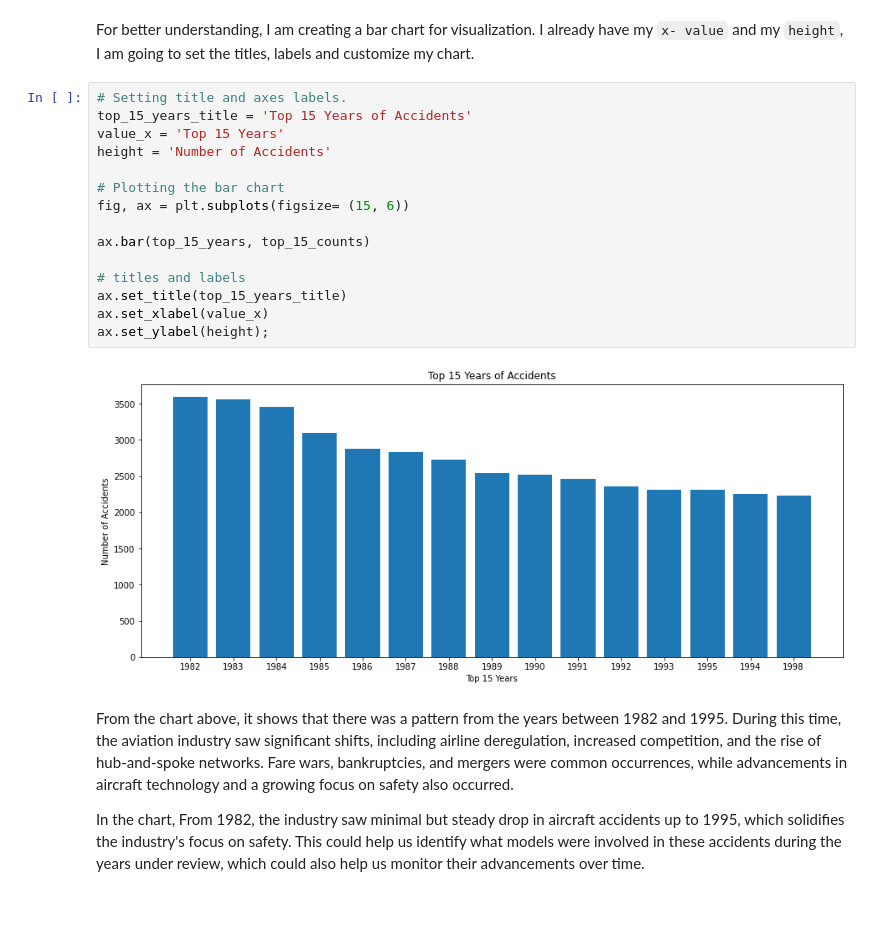
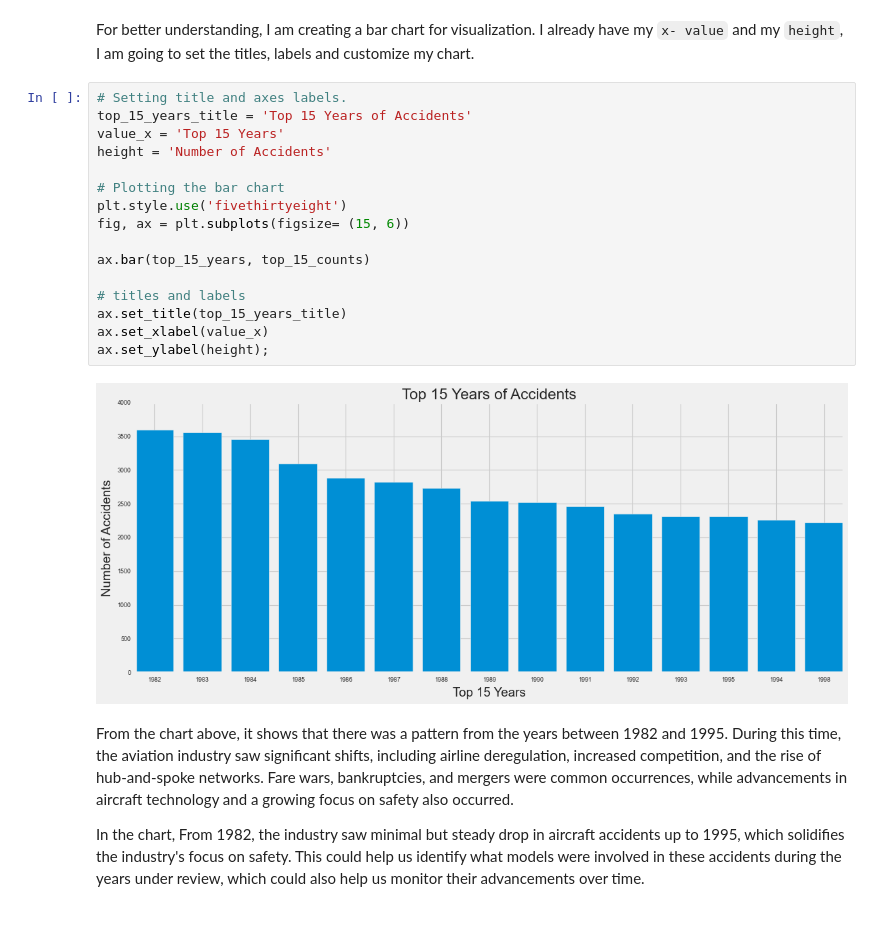
Before and after one commit to Assesa44/Phase1_project, a Jupyter notebook: notebook.ipynb, the cells around one changed output. Drawn from its saved outputs; the diff is of its cells as text.

```diff
--- a/notebook.ipynb
+++ b/notebook.ipynb
@@ -245,20 +245,21 @@ For better understanding, I am creating a bar chart for visualization. I already
 # %%
 # Setting title and axes labels.
 top_15_years_title = 'Top 15 Years of Accidents'
 value_x = 'Top 15 Years'
 height = 'Number of Accidents'
 
 # Plotting the bar chart
+plt.style.use('fivethirtyeight')
 fig, ax = plt.subplots(figsize= (15, 6))
 
 ax.bar(top_15_years, top_15_counts)
 
 # titles and labels
 ax.set_title(top_15_years_title)
 ax.set_xlabel(value_x)
 ax.set_ylabel(height);
 # %% [output]
-[figure, old version]
+[figure, new version]
 # %% [markdown]
 From the chart above, it shows that there was a pattern from the years between 1982 and 1995. During this time, the aviation industry saw significant shifts, including airline deregulation, increased competition, and the rise of hub-and-spoke networks. Fare wars, bankruptcies, and mergers were common occurrences, while advancements in aircraft technology and a growing focus on safety also occurred.
 
```
Also changed, not shown: parts of 11 cells of this notebook.
